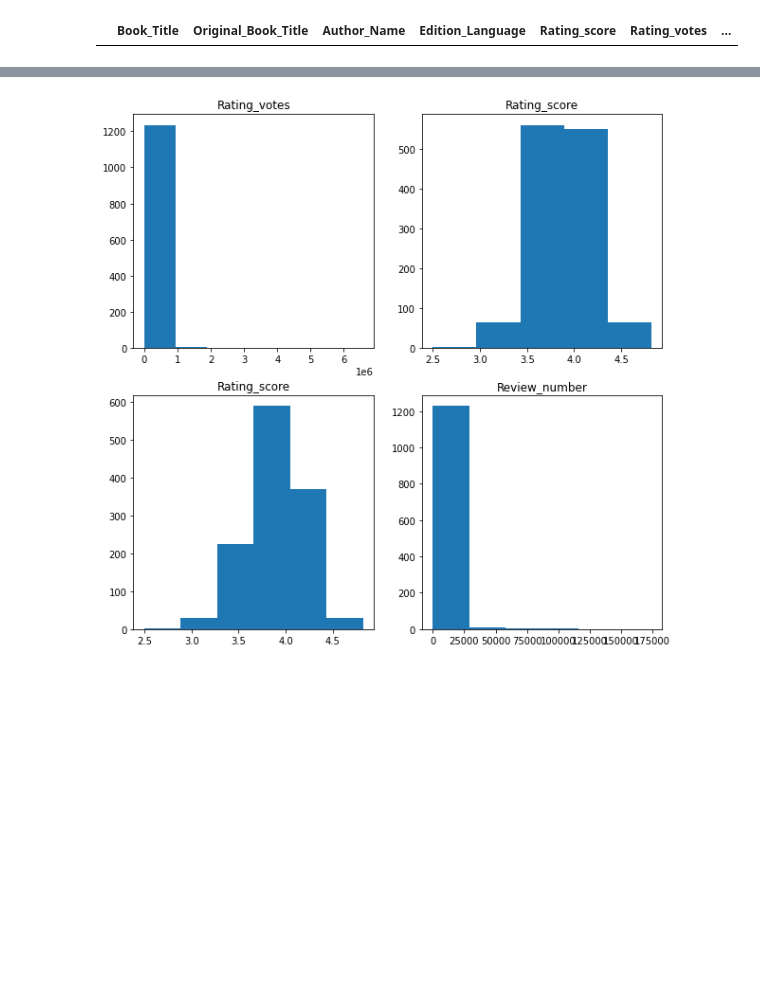
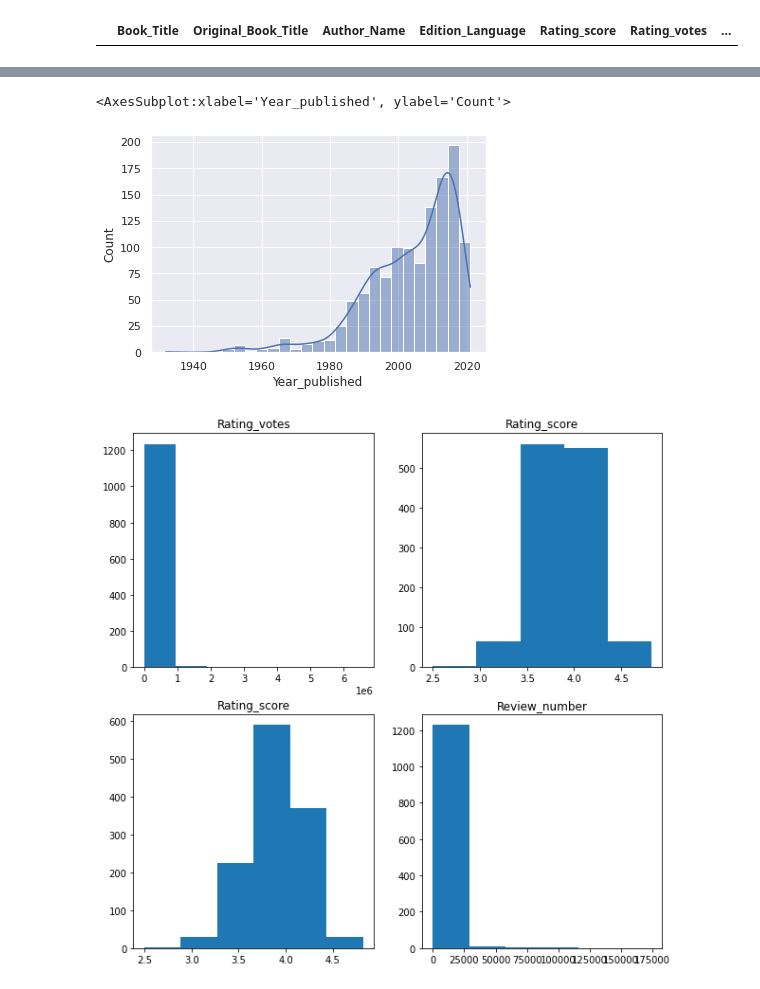
Before and after one commit to Factoria-F5-AI-Bootcamp-1-Edicion/cyberpunk_dataset, a Jupyter notebook: Plantilla.ipynb, the cells around one changed output, grey strips where cells are left out. Drawn from its saved outputs; the diff is of its cells as text; code cells hidden in the pictures; blank space fills up the shorter version.

```diff
--- a/Plantilla.ipynb
+++ b/Plantilla.ipynb
@@ -138,3 +230,12 @@ datos[datos.duplicated()]
+# %%
+sns.set_theme()
+sns.histplot(
+    data=datos[datos["Year_published"]>1900],
+    x="Year_published", kde=True,
+)
+# %% [output]
+<AxesSubplot:xlabel='Year_published', ylabel='Count'>
+[figure, added]
 # %%
 fig, axes = plt.subplots(2, 2, figsize=(10,10))
 
```
Also changed, not shown: parts of 9 cells of this notebook.
